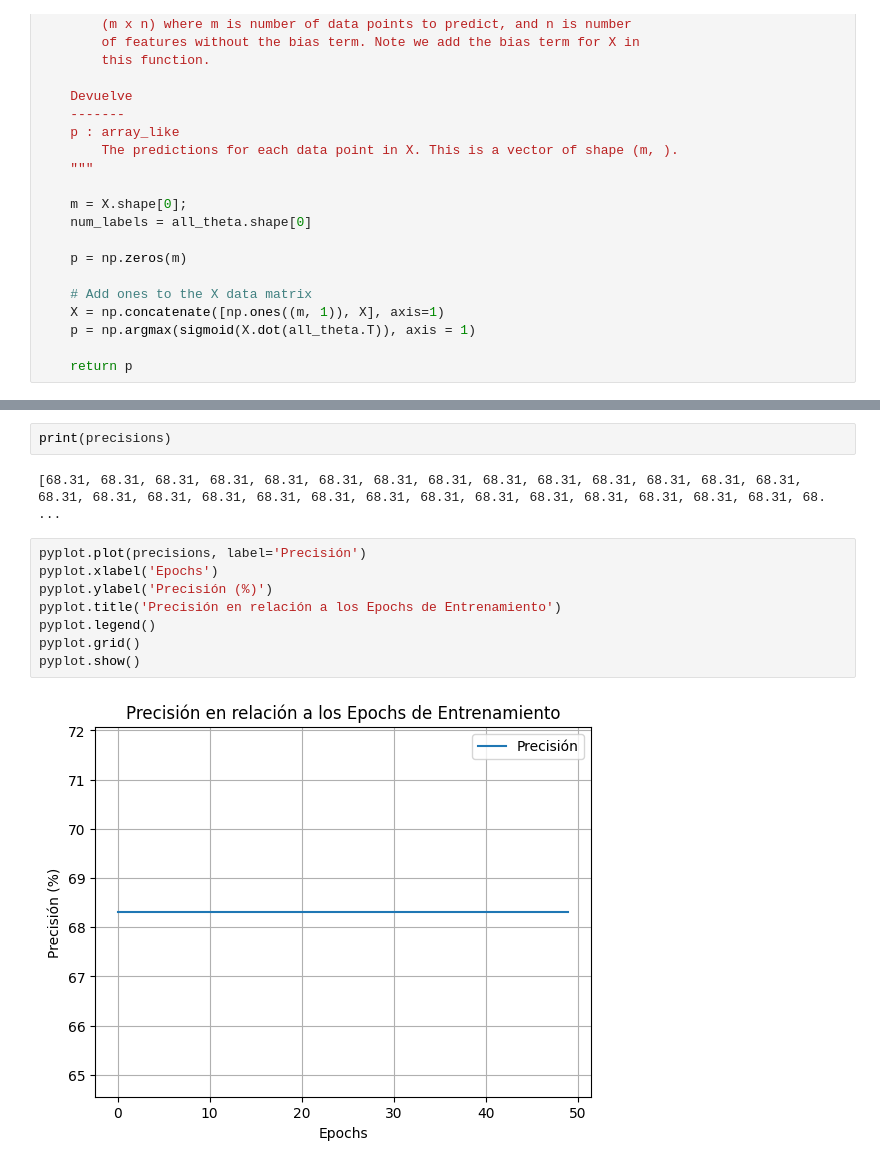
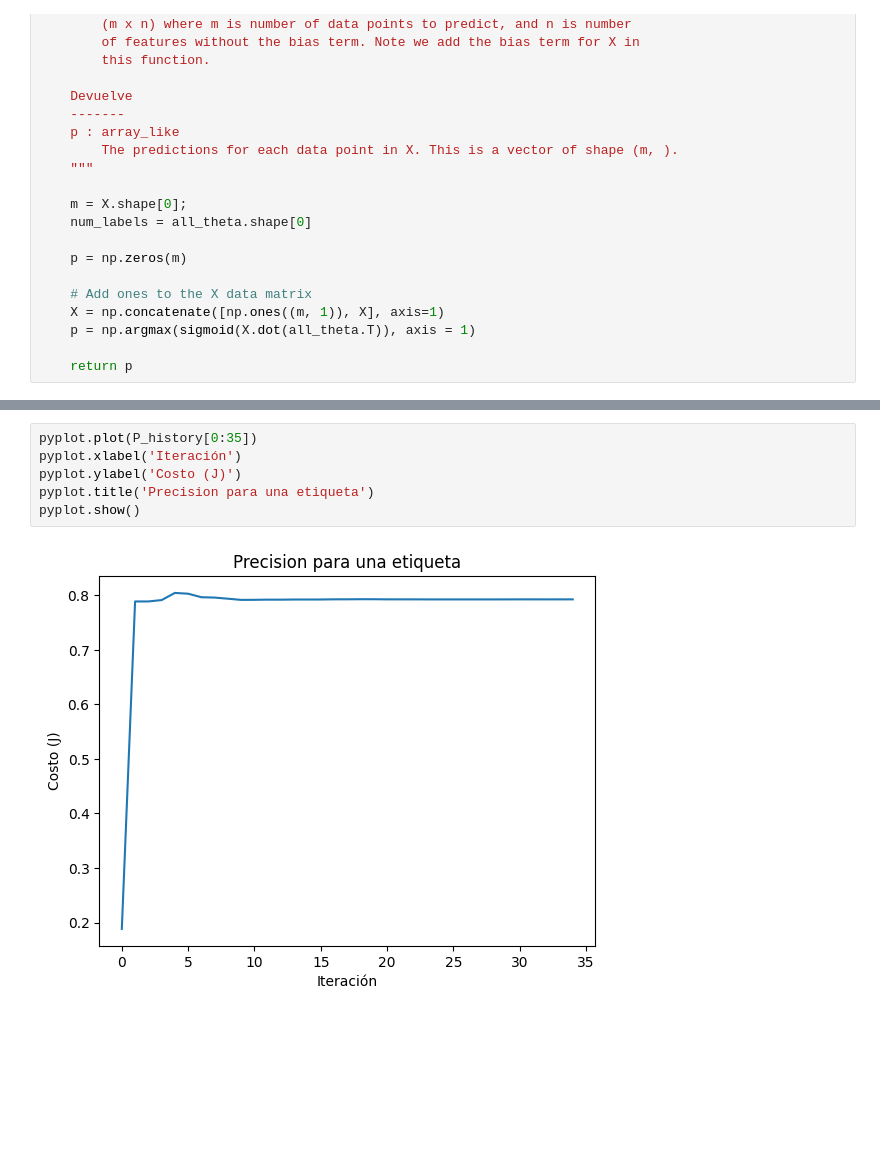
Before and after one commit to OmarChocamani/SIS420-OCL, a Jupyter notebook: Copia_de_reg_log_onevsall_03.ipynb, the cells around one changed output, grey strips where cells are left out. Drawn from its saved outputs; the diff is of its cells as text; blank space fills up the shorter version.

```diff
--- a/Copia_de_reg_log_onevsall_03.ipynb
+++ b/Copia_de_reg_log_onevsall_03.ipynb
@@ -712,14 +568,8 @@ Name: brand, Length: 150, dtype: float64
-# %%
-print(precisions)
-# %% [output]
-[68.31, 68.31, 68.31, 68.31, 68.31, 68.31, 68.31, 68.31, 68.31, 68.31, 68.31, 68.31, 68.31, 68.31, 68.31, 68.31, 68.31, 68.31, 68.31, 68.31, 68.31, 68.31, 68.31, 68.31, 68.31, 68.31, 68.31, 68.31, 68. ...
-# %%
-pyplot.plot(precisions, label='Precisión')
-pyplot.xlabel('Epochs')
-pyplot.ylabel('Precisión (%)')
-pyplot.title('Precisión en relación a los Epochs de Entrenamiento')
-pyplot.legend()
-pyplot.grid()
-pyplot.show()
-# %% [output]
-[figure, removed]
+# %%
+pyplot.plot(P_history[0:35])
+pyplot.xlabel('Iteración')
+pyplot.ylabel('Costo (J)')
+pyplot.title('Precision para una etiqueta')
+pyplot.show()
+# %% [output]
+[figure, added]
```
Also changed, not shown: parts of 26 cells of this notebook.
